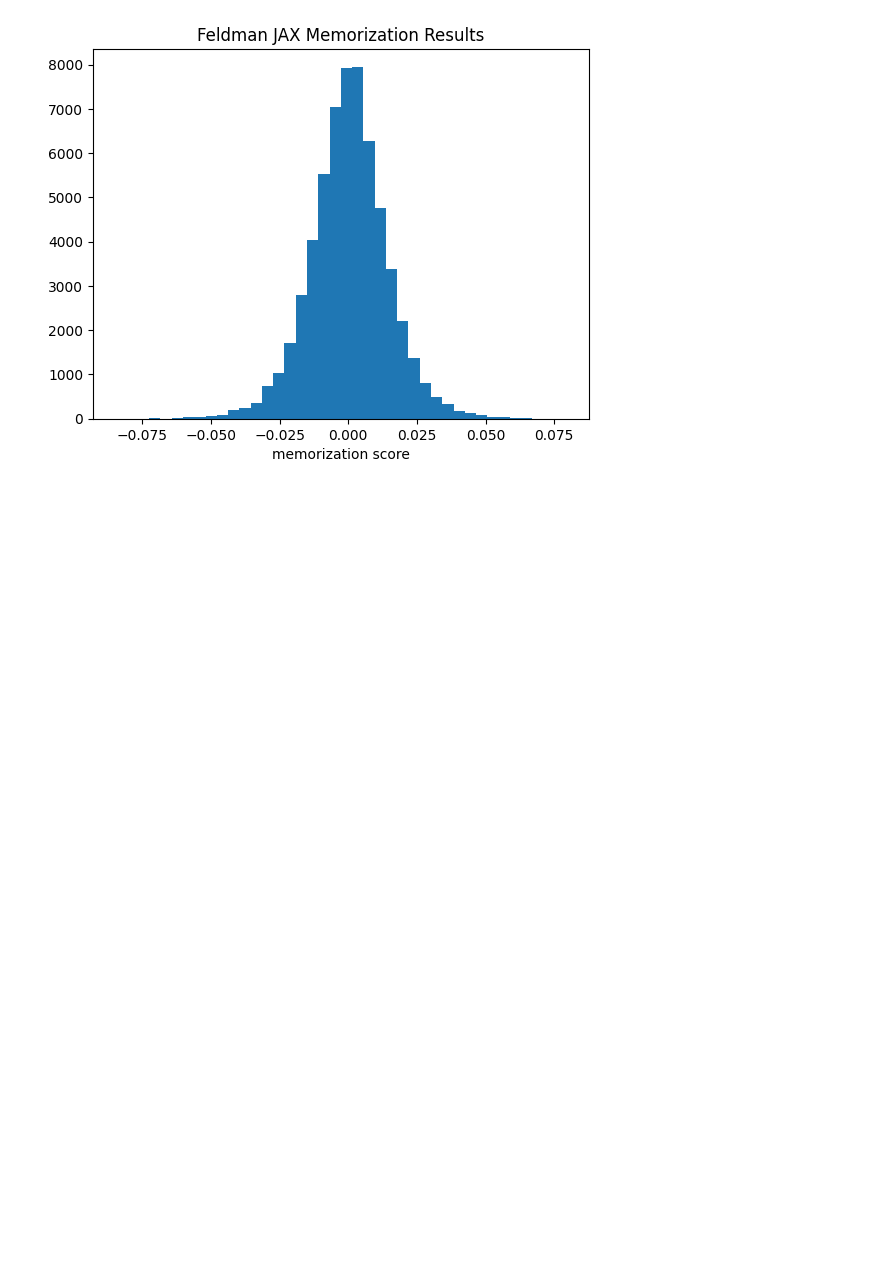
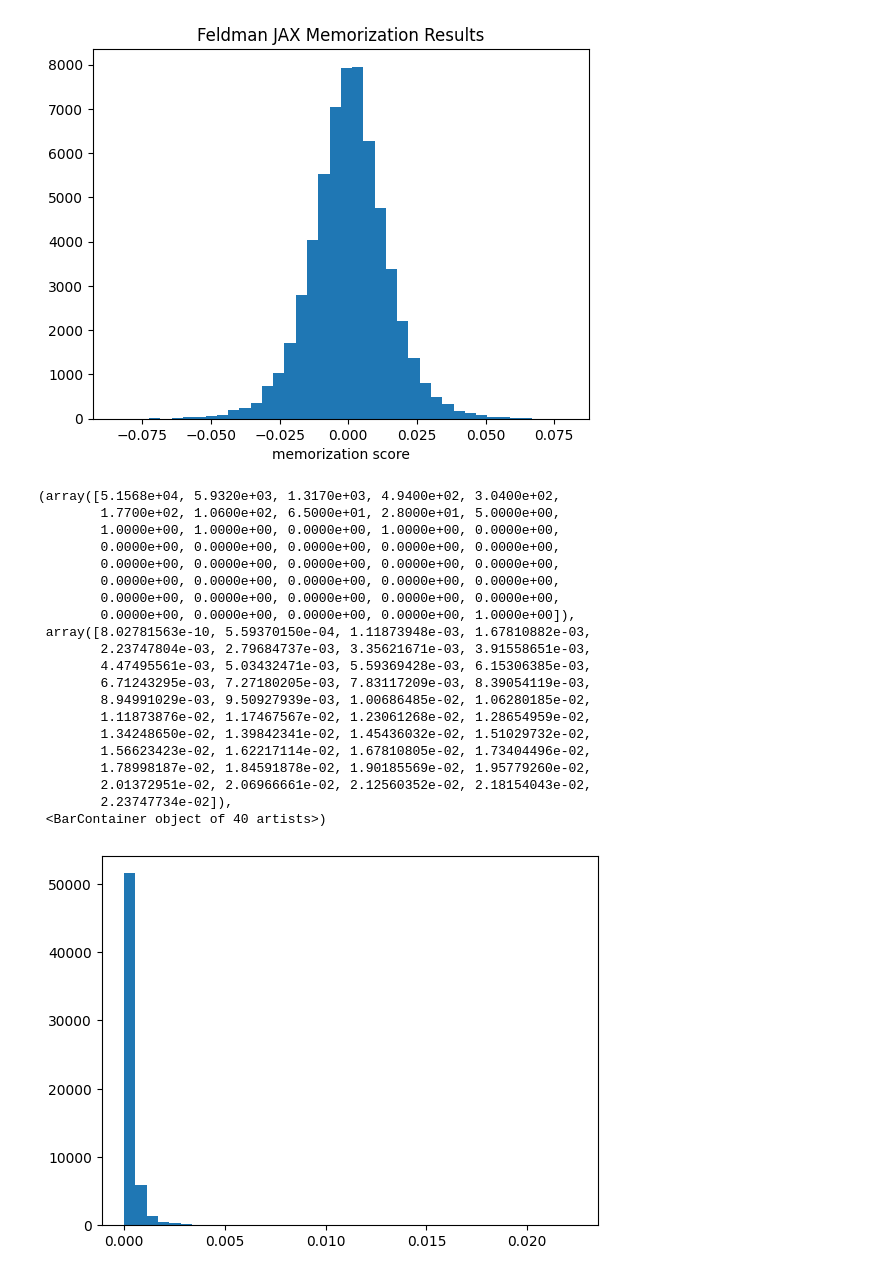
Before and after one commit to tuedo2/deepfool-memorization, a Jupyter notebook: fashionMNIST.ipynb, the cells around one changed output. Saved outputs shown, nothing was run; the diff lists cells and outputs as text; code cells hidden in the pictures; blank space fills up the shorter version.

```diff
--- a/fashionMNIST.ipynb
+++ b/fashionMNIST.ipynb
@@ -109,3 +128,29 @@ plt.xlabel('memorization score')
 plt.show()
 # %% [output]
 [figure]
+# %%
+base_curv_scores = torch.load('./curv_scores/base.pt', weights_only=False)
+# %%
+plt.hist(base_curv_scores, bins=40)
+# %% [output]
+(array([5.1568e+04, 5.9320e+03, 1.3170e+03, 4.9400e+02, 3.0400e+02,
+        1.7700e+02, 1.0600e+02, 6.5000e+01, 2.8000e+01, 5.0000e+00,
+        1.0000e+00, 1.0000e+00, 0.0000e+00, 1.0000e+00, 0.0000e+00,
+        0.0000e+00, 0.0000e+00, 0.0000e+00, 0.0000e+00, 0.0000e+00,
+        0.0000e+00, 0.0000e+00, 0.0000e+00, 0.0000e+00, 0.0000e+00,
+        0.0000e+00, 0.0000e+00, 0.0000e+00, 0.0000e+00, 0.0000e+00,
+        0.0000e+00, 0.0000e+00, 0.0000e+00, 0.0000e+00, 0.0000e+00,
+        0.0000e+00, 0.0000e+00, 0.0000e+00, 0.0000e+00, 1.0000e+00]),
+ array([8.02781563e-10, 5.59370150e-04, 1.11873948e-03, 1.67810882e-03,
+        2.23747804e-03, 2.79684737e-03, 3.35621671e-03, 3.91558651e-03,
+        4.47495561e-03, 5.03432471e-03, 5.59369428e-03, 6.15306385e-03,
+        6.71243295e-03, 7.27180205e-03, 7.83117209e-03, 8.39054119e-03,
+        8.94991029e-03, 9.50927939e-03, 1.00686485e-02, 1.06280185e-02,
+        1.11873876e-02, 1.17467567e-02, 1.23061268e-02, 1.28654959e-02,
+        1.34248650e-02, 1.39842341e-02, 1.45436032e-02, 1.51029732e-02,
+        1.56623423e-02, 1.62217114e-02, 1.67810805e-02, 1.73404496e-02,
+        1.78998187e-02, 1.84591878e-02, 1.90185569e-02, 1.95779260e-02,
+        2.01372951e-02, 2.06966661e-02, 2.12560352e-02, 2.18154043e-02,
+        2.23747734e-02]),
+ <BarContainer object of 40 artists>)
+[figure, added]
```
Also changed, not shown: parts of 4 cells of this notebook, 3 other files.
